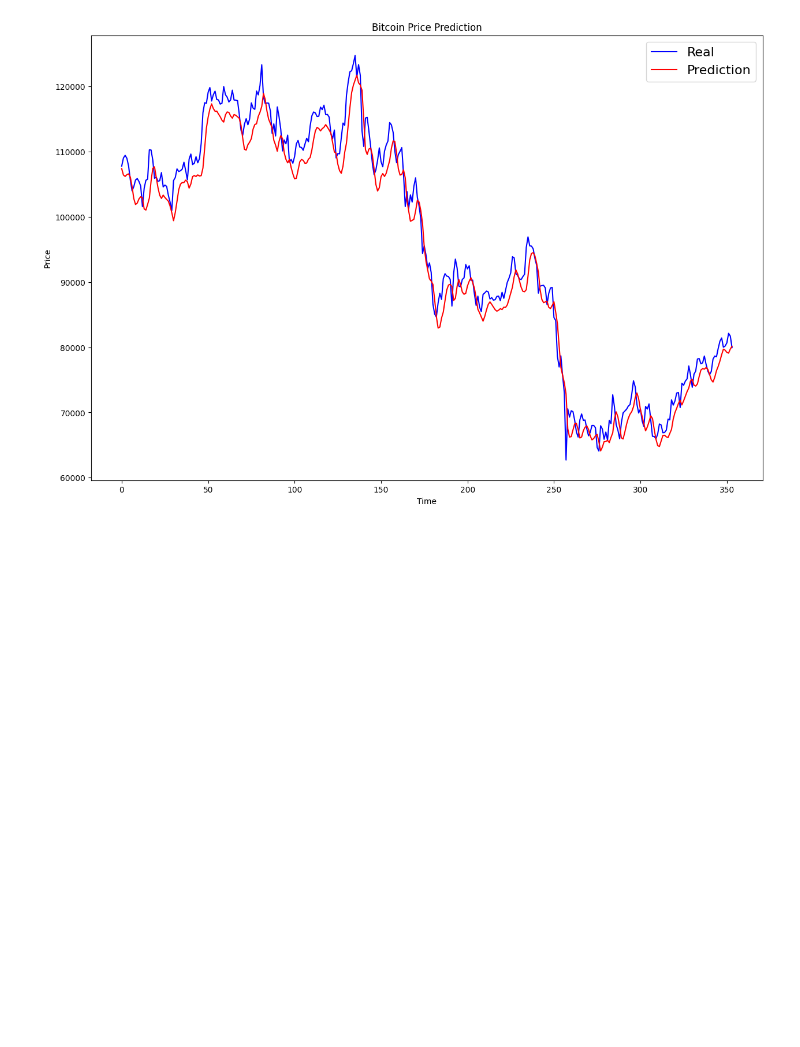
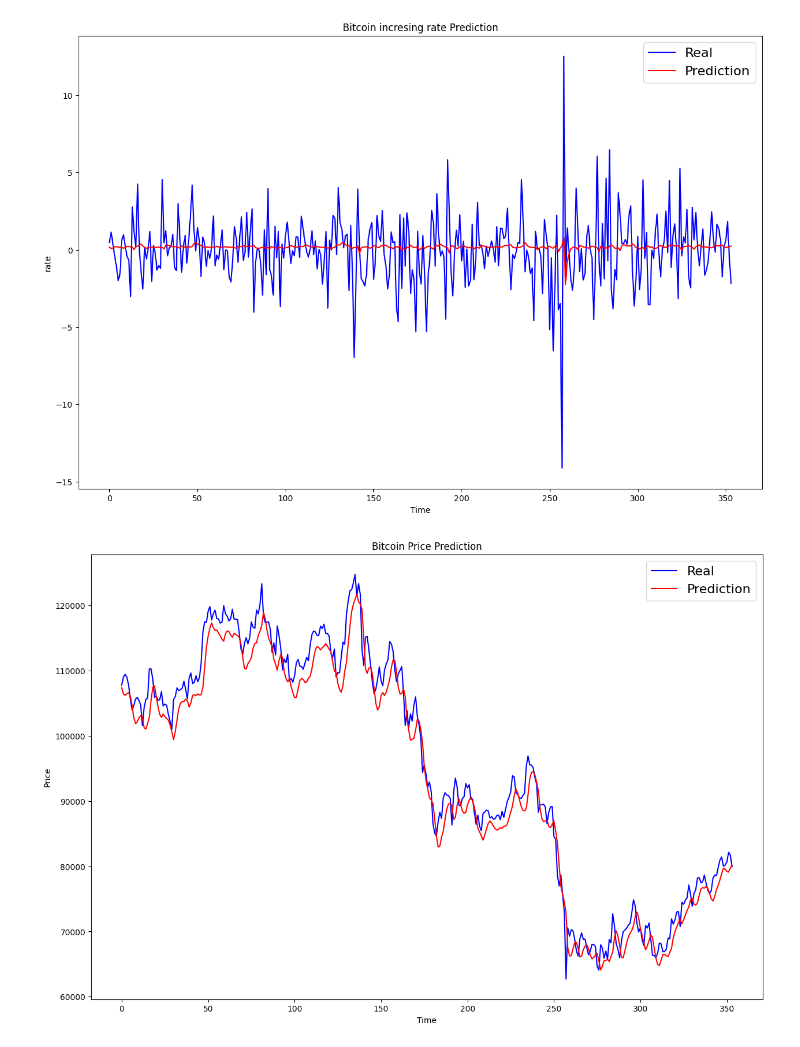
Before and after one commit to olalbertlo/bitcoin_prediction, a Jupyter notebook: Prediction.ipynb, the cells around one changed output. Cells and saved outputs as stored; diff of their text form; code cells hidden in the pictures; blank space fills up the shorter version.

```diff
--- a/Prediction.ipynb
+++ b/Prediction.ipynb
@@ -26,0 +46,34 @@ df = df.set_index('date')
+# %%
+# increasing rate data
+
+data_returns = df.iloc[:, 0]
+
+windows = []
+target = []
+length = 10
+
+for i in range(len(data_returns) - length):
+    x = data_returns[i : i+length]
+    y = data_returns[i+length]
+    windows.append(x)
+    target.append(y)
+
+windows = np.array(windows)
+target = np.array(target).reshape(-1, 1)
+
+sc = StandardScaler()
+windows_scaled = sc.fit_transform(windows)
+target_scaled = sc.fit_transform(target)
+
+windows_scaled = windows_scaled.reshape((len(windows_scaled), length, 1))
+
+# 4. 切分 80% 訓練集與 20% 測試集
+num_train = int(0.80 * windows_scaled.shape[0])
+
+X_train = windows_scaled[:num_train, :, :]
+X_test = windows_scaled[num_train:, :, :]
+y_train = target_scaled[:num_train, :]
+y_test = target_scaled[num_train:, :]
+
+print(f"X_train shape: {X_train.shape}") # 預期輸出: (樣本數, 10, 1)
+print(f"y_train shape: {y_train.shape}") # 預期輸出: (樣本數, 1)
@@ -127,3 +185,15 @@ MAE: 0.022898948764988995
+# %%
+# increasing rate and prediction rate plot
+plt.figure(figsize=(15,10))
+plt.plot(y_test_transformed, color='blue', label='Real')
+plt.plot(pred_transformed, color='red', label='Prediction')
+plt.title('Bitcoin incresing rate Prediction')
+plt.ylabel('rate')
+plt.xlabel('Time')
+plt.legend(loc='best', fontsize=16)
+plt.show()
+# %% [output]
+[figure, added]
 # %%
 # 繪製真實價格與預測價格的走勢圖
 plt.figure(figsize=(15,10))
```
Also changed, not shown: parts of 6 cells of this notebook, 1 other file.
